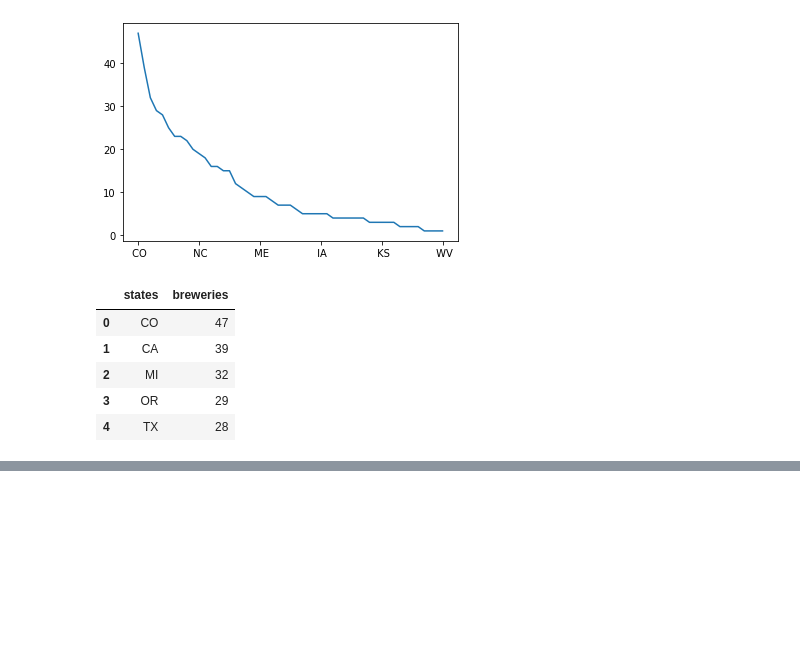
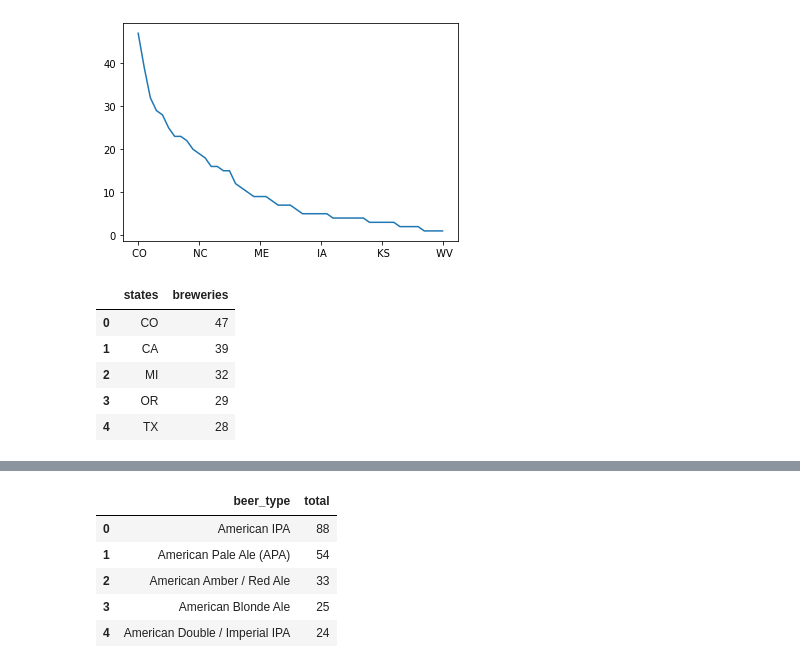
Before and after one commit to jamesallen0351/craft_beer, a Jupyter notebook: craft_beer_scratch.ipynb, the cells around one changed output, grey strips where cells are left out. Cells and saved outputs as stored; diff of their text form; code cells hidden in the pictures; blank space fills up the shorter version.

```diff
--- a/craft_beer_scratch.ipynb
+++ b/craft_beer_scratch.ipynb
@@ -319,0 +366,22 @@ beer_states()
+# %%
+# top beers function
+
+def top_beers():
+    '''
+    This function will take the count of each beer type in the data and
+    make a new dataframe with the beer type and total number
+    '''
+    df = beer_df()
+
+    top_beer = df.beer_style.value_counts().rename_axis('beer_type').reset_index(name='total')
+
+    return top_beer
+# %%
+top_beers().head()
+# %% [output]
+|  | beer_type | total |
+| 0 | American IPA | 88 |
+| 1 | American Pale Ale (APA) | 54 |
+| 2 | American Amber / Red Ale | 33 |
+| 3 | American Blonde Ale | 25 |
+| 4 | American Double / Imperial IPA | 24 |
```
Also changed, not shown: parts of 10 cells of this notebook, 1 other file.
